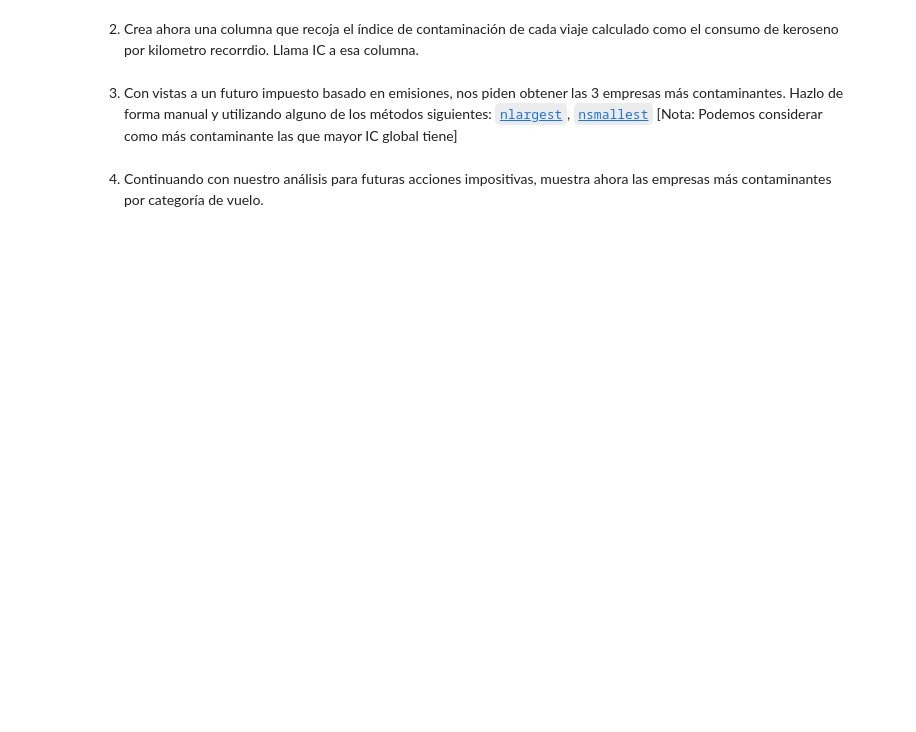
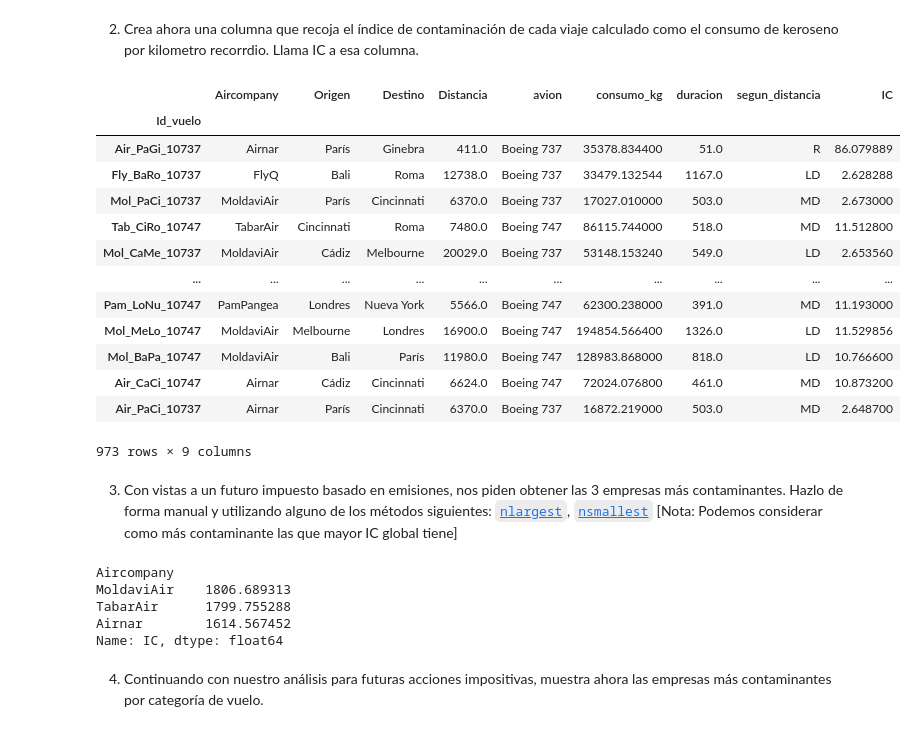
Before and after one commit to cristiancabezas/ONLINE_DS_THEBRIDGE_CRISTIAN, a Jupyter notebook: Sprint_04/Unidad_2/Practica_Obligatoria/18_Practica_Obligatoria_Pandas_II.ipynb, the cells around one changed output. Saved outputs shown, nothing was run; the diff lists cells and outputs as text; code cells hidden in the pictures; blank space fills up the shorter version.

```diff
--- a/Sprint_04/Unidad_2/Practica_Obligatoria/18_Practica_Obligatoria_Pandas_II.ipynb
+++ b/Sprint_04/Unidad_2/Practica_Obligatoria/18_Practica_Obligatoria_Pandas_II.ipynb
@@ -59,0 +356,2 @@ df_viajes_aereos[['Destino', 'consumo_kg']]
+# %%
+df_viajes_aereos.loc[df_viajes_aereos['consumo_kg'].isna(), 'consumo_kg'] = df_viajes_aereos['consumo_kg'].median()
@@ -67,3 +386,14 @@ df_viajes_aereos[['Destino', 'consumo_kg']]
 Una vez "limpios" ya podemos analizar los datos y/o manipularlos. De hecho, nos piden que:
 
 1. Clasifiquemos los vuelos en Larga Distancia (LD), Media Distancia (MD) y Regionales (R). Con los siguientes límites: más de 9000km, entre 1500 y 9000 kms y resto de vuelos. Añade una columna al `DataFrame` que tenga esa clasificación por vuelo.
+# %%
+def distancias(valor):
+    if valor > 9000:
+        nom = 'LD'
+    elif valor >= 1500:
+        nom = 'MD'
+    else:
+        nom = 'R'
+    return nom
+# %%
+df_viajes_aereos['segun_distancia'] = df_viajes_aereos['Distancia'].apply(distancias)
@@ -70,6 +417,34 @@ Una vez "limpios" ya podemos analizar los datos y/o manipularlos. De hecho, nos
 # %% [markdown]
 2. Crea ahora una columna que recoja el índice de contaminación de cada viaje calculado como el consumo de keroseno por kilometro recorrdio. Llama IC a esa columna.
+# %%
+df_viajes_aereos['IC'] = df_viajes_aereos['consumo_kg'] /df_viajes_aereos['Distancia']
+# %%
+df_viajes_aereos
+# %% [output]
+|  | Aircompany | Origen | Destino | Distancia | avion | consumo_kg | duracion | segun_distancia | IC |
+| Id_vuelo |  |  |  |  |  |  |  |  |  |
+| Air_PaGi_10737 | Airnar | París | Ginebra | 411.0 | Boeing 737 | 35378.834400 | 51.0 | R | 86.079889 |
+| Fly_BaRo_10737 | FlyQ | Bali | Roma | 12738.0 | Boeing 737 | 33479.132544 | 1167.0 | LD | 2.628288 |
+| Mol_PaCi_10737 | MoldaviAir | París | Cincinnati | 6370.0 | Boeing 737 | 17027.010000 | 503.0 | MD | 2.673000 |
+| Tab_CiRo_10747 | TabarAir | Cincinnati | Roma | 7480.0 | Boeing 747 | 86115.744000 | 518.0 | MD | 11.512800 |
+| Mol_CaMe_10737 | MoldaviAir | Cádiz | Melbourne | 20029.0 | Boeing 737 | 53148.153240 | 549.0 | LD | 2.653560 |
+| ... | ... | ... | ... | ... | ... | ... | ... | ... | ... |
+| Pam_LoNu_10747 | PamPangea | Londres | Nueva York | 5566.0 | Boeing 747 | 62300.238000 | 391.0 | MD | 11.193000 |
+| Mol_MeLo_10747 | MoldaviAir | Melbourne | Londres | 16900.0 | Boeing 747 | 194854.566400 | 1326.0 | LD | 11.529856 |
+| Mol_BaPa_10747 | MoldaviAir | Bali | París | 11980.0 | Boeing 747 | 128983.868000 | 818.0 | LD | 10.766600 |
+| Air_CaCi_10747 | Airnar | Cádiz | Cincinnati | 6624.0 | Boeing 747 | 72024.076800 | 461.0 | MD | 10.873200 |
+| Air_PaCi_10737 | Airnar | París | Cincinnati | 6370.0 | Boeing 737 | 16872.219000 | 503.0 | MD | 2.648700 |
+973 rows × 9 columns
 # %% [markdown]
 3. Con vistas a un futuro impuesto basado en emisiones, nos piden obtener las 3 empresas más contaminantes. Hazlo de forma manual y utilizando alguno de los métodos siguientes: [`nlargest`](https://pandas.pydata.org/docs/reference/api/pandas.DataFrame.nlargest.html "Info sobre nlargest"), [`nsmallest`](https://pandas.pydata.org/docs/reference/api/pandas.DataFrame.nsmallest.html "Info sobre smallest") [Nota: Podemos considerar como más contaminante las que mayor IC global tiene]
+# %%
+ic = df_viajes_aereos.groupby('Aircompany')['IC'].sum()
+ic.nlargest(3)
+# %% [output]
+Aircompany
+MoldaviAir    1806.689313
+TabarAir      1799.755288
+Airnar        1614.567452
+Name: IC, dtype: float64
 # %% [markdown]
 4. Continuando con nuestro análisis para futuras acciones impositivas, muestra ahora las empresas más contaminantes por categoría de vuelo.
```
Also changed, not shown: parts of 53 cells of this notebook.
